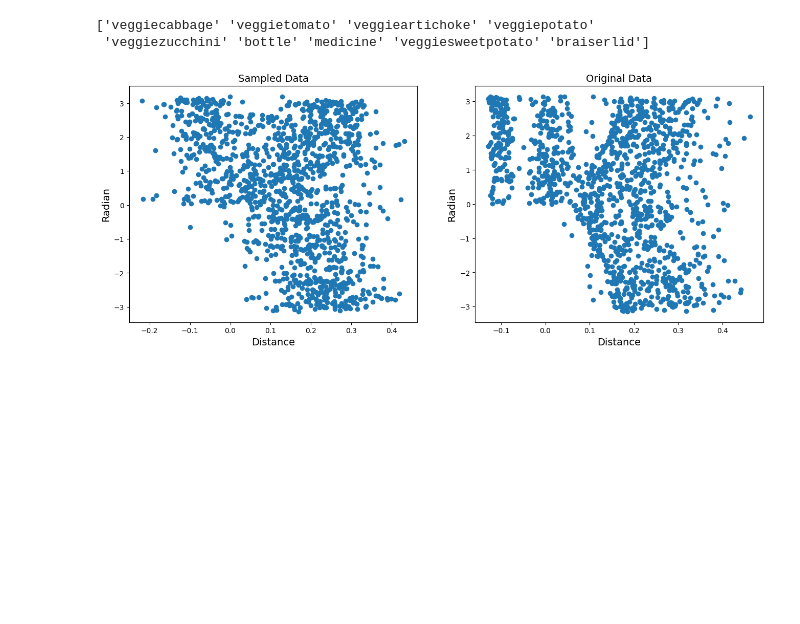
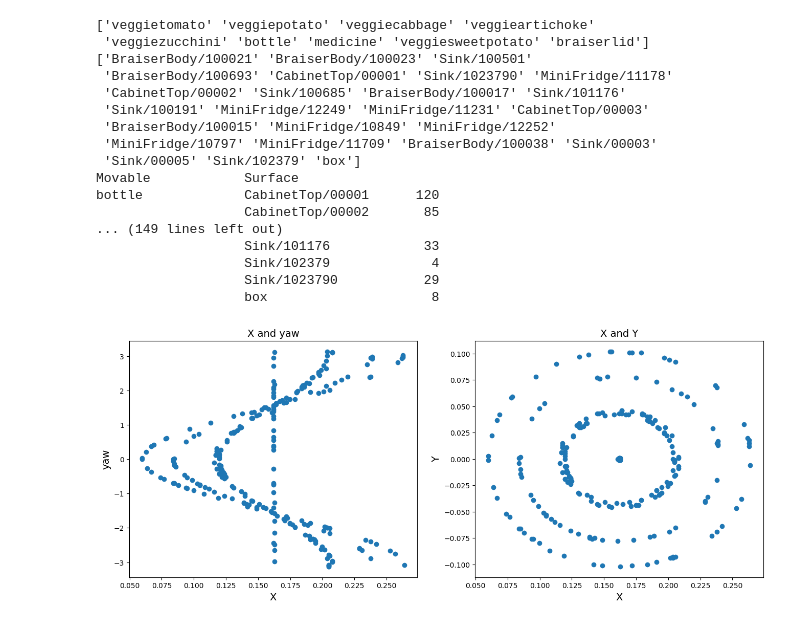
Before and after one commit to zt-yang/pybullet_planning, a Jupyter notebook: world_builder/samplers.ipynb, the cells around one changed output. Saved outputs shown, nothing was run; the diff lists cells and outputs as text; code cells hidden in the pictures; blank space fills up the shorter version.

```diff
--- a/world_builder/samplers.ipynb
+++ b/world_builder/samplers.ipynb
@@ -15,12 +15,14 @@ NPY_DIR = join(DATABASE_DIR, 'gmm')
 # %%
 def load_df(file_name="place.csv"):
     df = pd.read_csv(join(DATABASE_DIR, file_name), index_col=0)
-    print(df.Category.unique())
+    print(df.Movable.unique())
+    print(df.Surface.unique())
+    print(df.groupby(['Movable','Surface']).size().to_string())
     return df
 
-def get_samples(df, cat):
-    sub_df = df[df.Category==cat]
-    X = sub_df[["Distance", "Radian"]].to_numpy()
+def get_samples(df, cat, surface):
+    sub_df = df[(df.Movable==cat) & (df.Surface==surface)]
+    X = sub_df[["x", "yaw"]].to_numpy()  ## "y",
     return X
 
 def fit_gmm(x):
@@ -43,6 +45,29 @@ def load_gmm(gmm_name):
     loaded_gmm.means_ = means
     loaded_gmm.covariances_ = covar
     return loaded_gmm
+
+def plot_samples(df, cat=None, surface=None):
+    if cat is None and surface is not None:
+        sub_df = df[df.Surface==surface]
+    elif cat is not None and surface is None:
+        sub_df = df[df.Movable==cat]
+    else:
+        sub_df = df[(df.Movable==cat) & (df.Surface==surface)]
+
+    fig, ax = plt.subplots(1,2, figsize=(16,6))
+
+    X = sub_df[["x", "yaw"]].to_numpy()
+    ax[0].scatter(X[:,0], X[:,1])
+    ax[0].set_title("X and yaw", fontsize=14)
+    ax[0].set_xlabel("X", fontsize=14)
+    ax[0].set_ylabel("yaw", fontsize=14)
+
+    X = sub_df[["x", "y"]].to_numpy()
+    ax[1].scatter(X[:,0], X[:,1])
+    ax[1].set_title("X and Y", fontsize=14)
+    ax[1].set_xlabel("X", fontsize=14)
+    ax[1].set_ylabel("Y", fontsize=14)
+    plt.show()
 
 def plot_gmm(gmm, X):
     # Sample Data
@@ -69,12 +94,25 @@ def plot_gmm(gmm, X):
 
 
 df = load_df()
-X = get_samples(df, cat='veggiecabbage')
-# gmm = fit_gmm(X)
-# save_gmm(gmm, gmm_name='veggiecabbage_anywhere')
-loaded_gmm = load_gmm(gmm_name='veggiecabbage_anywhere')
-plot_gmm(loaded_gmm, X)
 # %% [output]
-['veggiecabbage' 'veggietomato' 'veggieartichoke' 'veggiepotato'
+['veggietomato' 'veggiepotato' 'veggiecabbage' 'veggieartichoke'
  'veggiezucchini' 'bottle' 'medicine' 'veggiesweetpotato' 'braiserlid']
+['BraiserBody/100021' 'BraiserBody/100023' 'Sink/100501'
+ 'BraiserBody/100693' 'CabinetTop/00001' 'Sink/1023790' 'MiniFridge/11178'
+ 'CabinetTop/00002' 'Sink/100685' 'BraiserBody/100017' 'Sink/101176'
+ 'Sink/100191' 'MiniFridge/12249' 'MiniFridge/11231' 'CabinetTop/00003'
+ 'BraiserBody/100015' 'MiniFridge/10849' 'MiniFridge/12252'
+ 'MiniFridge/10797' 'MiniFridge/11709' 'BraiserBody/100038' 'Sink/00003'
+ 'Sink/00005' 'Sink/102379' 'box']
+Movable            Surface
+bottle             CabinetTop/00001      120
+                   CabinetTop/00002       85
+... (149 lines left out)
+                   Sink/101176            33
+                   Sink/102379             4
+                   Sink/1023790           29
+                   box                     8
-[figure, removed]
+# %%
+plot_samples(df, surface='BraiserBody/100015')
+# %% [output]
+[figure, added]
```
Also changed, not shown: parts of 9 cells of this notebook.
